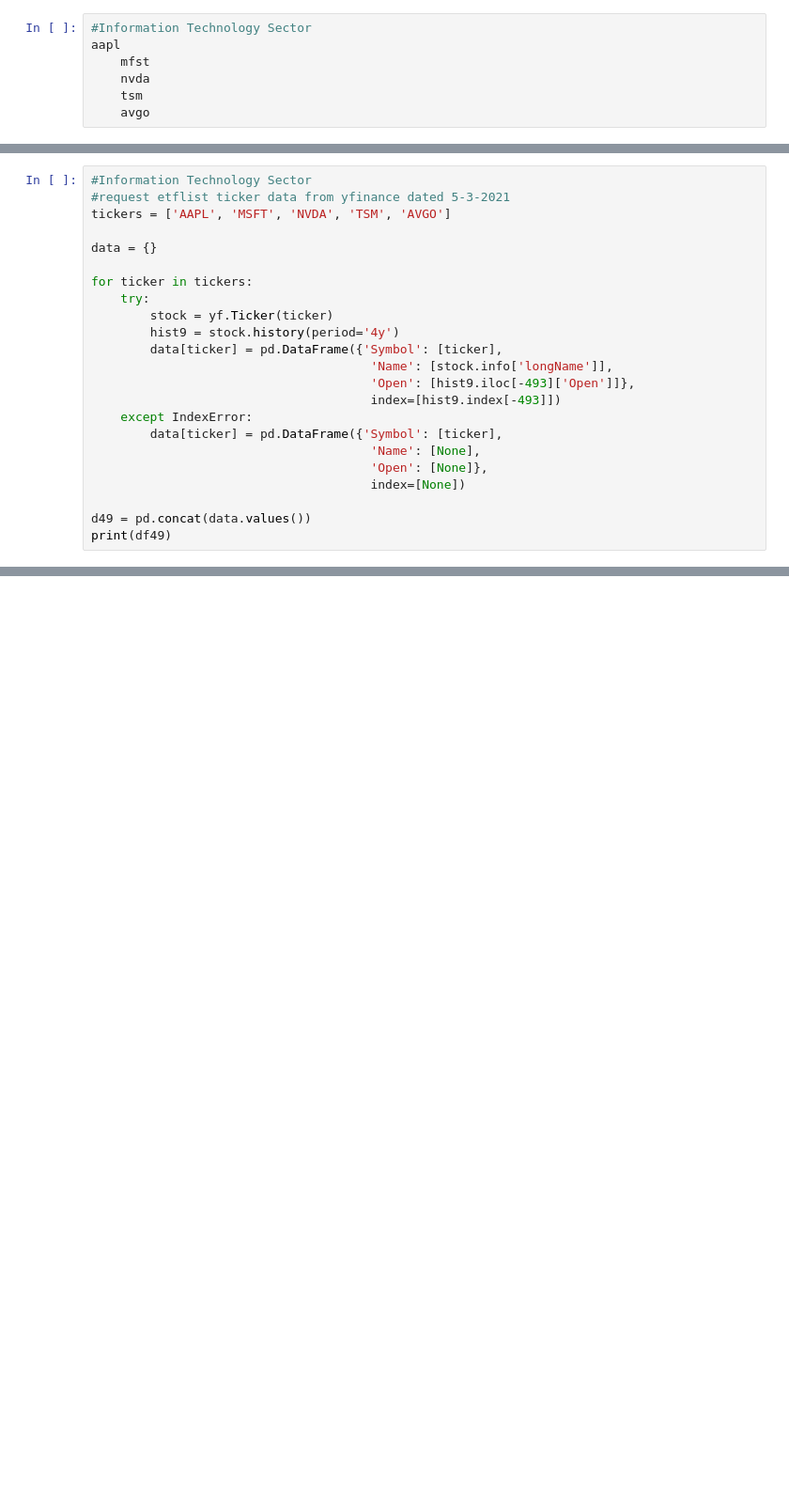
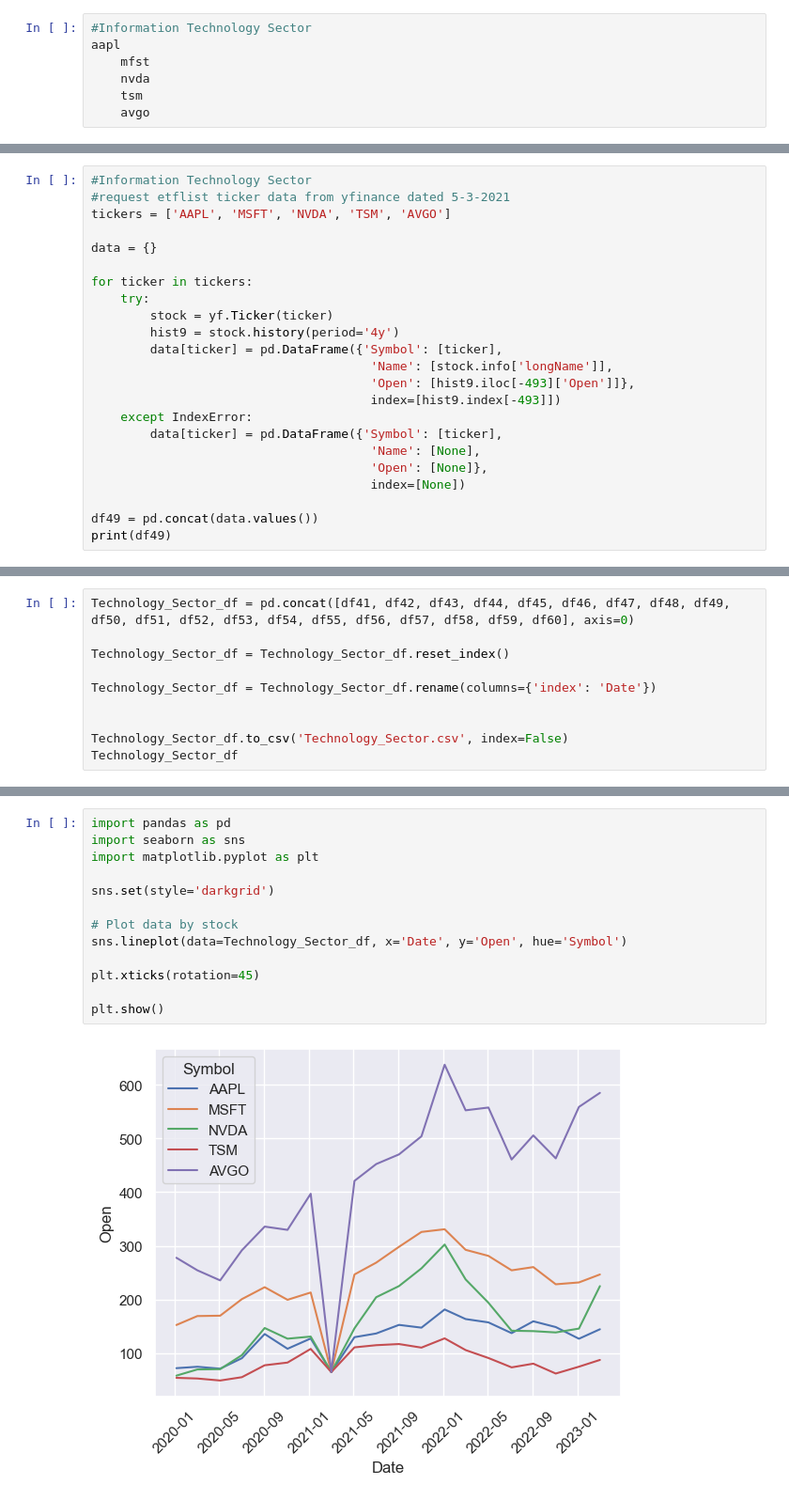
Before and after one commit to rawlam/project-3, a Jupyter notebook: ETFDATA.ipynb, the cells around one changed output, grey strips where cells are left out. Shown at 94% size. Drawn from its saved outputs; the diff is of its cells as text; blank space fills up the shorter version.

```diff
--- a/ETFDATA.ipynb
+++ b/ETFDATA.ipynb
@@ -1585,7 +1710,7 @@ for ticker in tickers:
                                       'Open': [None]},
                                       index=[None])
 
-d49 = pd.concat(data.values())
+df49 = pd.concat(data.values())
 print(df49)
 # %% [output]
                           Symbol  \
@@ -2094,0 +2220,10 @@ print(df60)
+# %%
+Technology_Sector_df = pd.concat([df41, df42, df43, df44, df45, df46, df47, df48, df49, df50, df51, df52, df53, df54, df55, df56, df57, df58, df59, df60], axis=0)
+
+Technology_Sector_df = Technology_Sector_df.reset_index()
+
+Technology_Sector_df = Technology_Sector_df.rename(columns={'index': 'Date'})
+
+
+Technology_Sector_df.to_csv('Technology_Sector.csv', index=False)
+Technology_Sector_df
@@ -2095,3 +2244,18 @@ print(df60)
+# %%
+import pandas as pd
+import seaborn as sns
+import matplotlib.pyplot as plt
+
+sns.set(style='darkgrid')
+
+# Plot data by stock
+sns.lineplot(data=Technology_Sector_df, x='Date', y='Open', hue='Symbol')
+
+plt.xticks(rotation=45)
+
+plt.show()
+# %% [output]
+[figure, added]
 # %%
 #Financial Sector
 brk-b
```
Also changed, not shown: parts of 114 cells of this notebook, 11 other files.
